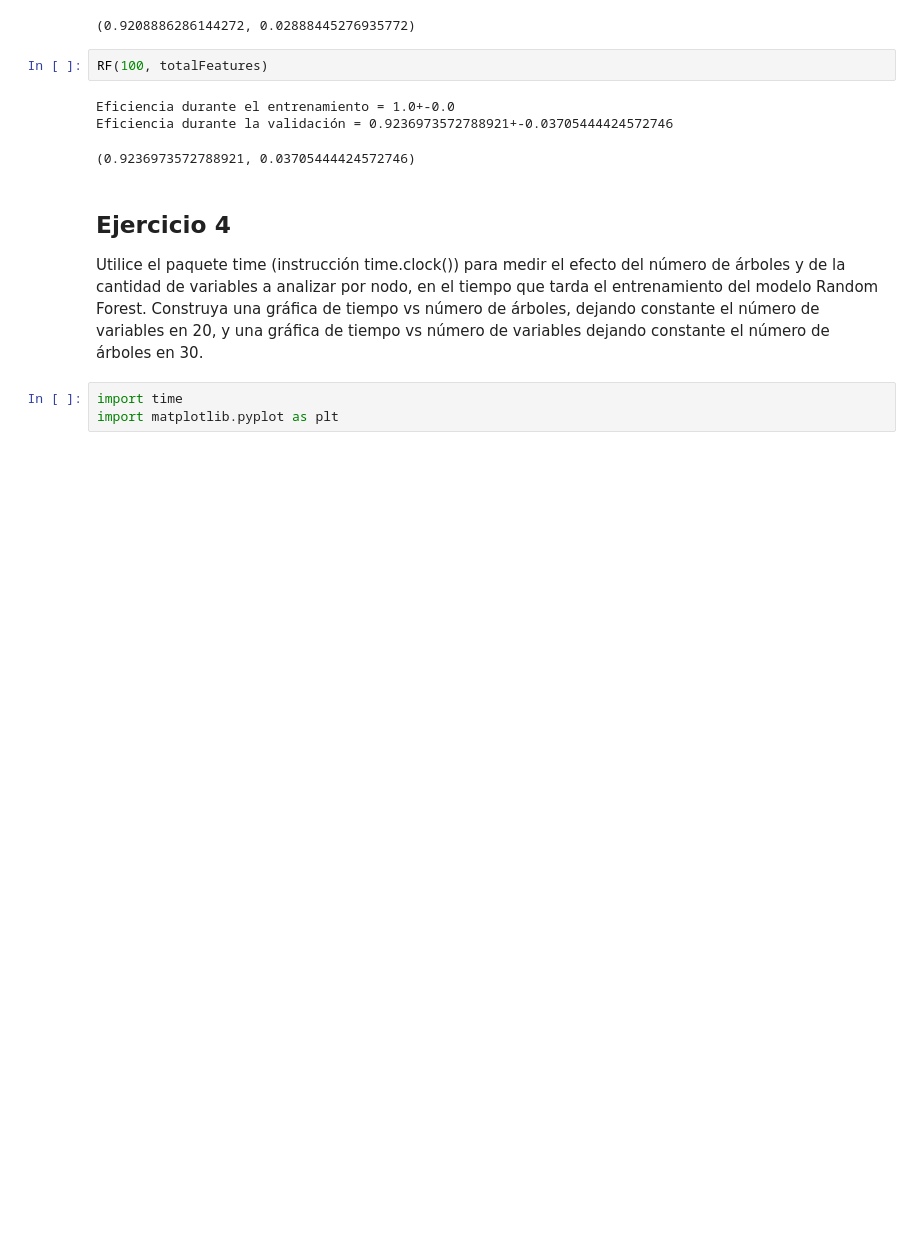
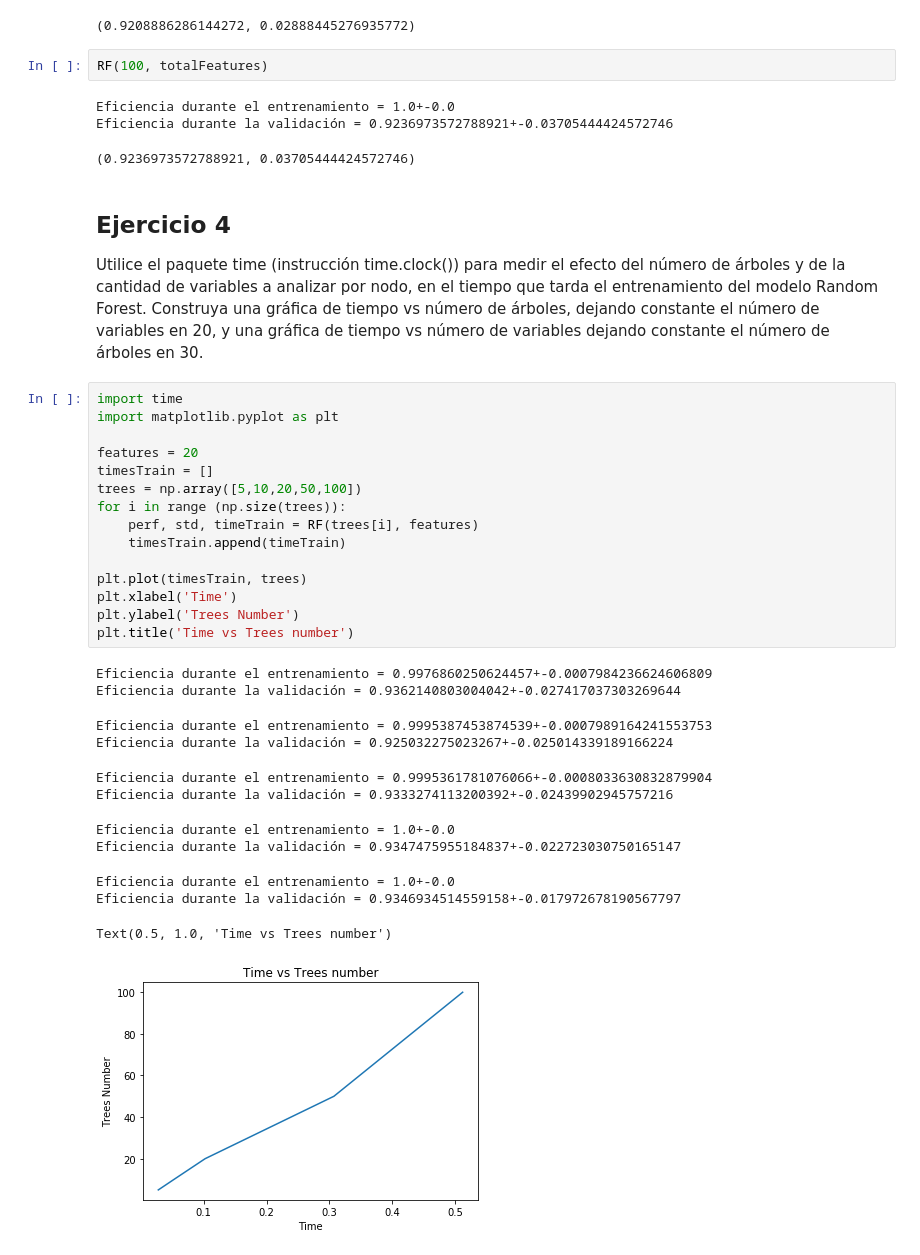
Before and after one commit to kevinmaiden7/ML_IntroductoryCourse, a Jupyter notebook: Labs/Lab_3/Lab_3.2_Arboles.ipynb, the cells around one changed output. Saved outputs shown, nothing was run; the diff lists cells and outputs as text; blank space fills up the shorter version.

```diff
--- a/Labs/Lab_3/Lab_3.2_Arboles.ipynb
+++ b/Labs/Lab_3/Lab_3.2_Arboles.ipynb
@@ -399,6 +414,31 @@ Eficiencia durante la validación = 0.9236973572788921+-0.03705444424572746
 ## Ejercicio 4
 
 Utilice el paquete time (instrucción time.clock()) para medir el efecto del número de árboles y de la cantidad de variables a analizar por nodo, en el tiempo que tarda el entrenamiento del modelo Random Forest. Construya una gráfica de tiempo vs número de árboles, dejando constante el número de variables en 20, y una gráfica de tiempo vs número de variables dejando constante el número de árboles en 30.
-# %%
-import time
-import matplotlib.pyplot as plt
+# %%
+import time
+import matplotlib.pyplot as plt
+
+features = 20
+timesTrain = []
+trees = np.array([5,10,20,50,100])
+for i in range (np.size(trees)):
+    perf, std, timeTrain = RF(trees[i], features)
+    timesTrain.append(timeTrain)
+
+plt.plot(timesTrain, trees)
+plt.xlabel('Time')
+plt.ylabel('Trees Number')
+plt.title('Time vs Trees number')
+# %% [output]
+Eficiencia durante el entrenamiento = 0.9976860250624457+-0.0007984236624606809
+Eficiencia durante la validación = 0.9362140803004042+-0.027417037303269644
+Eficiencia durante el entrenamiento = 0.9995387453874539+-0.0007989164241553753
+Eficiencia durante la validación = 0.925032275023267+-0.025014339189166224
+Eficiencia durante el entrenamiento = 0.9995361781076066+-0.0008033630832879904
+Eficiencia durante la validación = 0.9333274113200392+-0.02439902945757216
+Eficiencia durante el entrenamiento = 1.0+-0.0
+Eficiencia durante la validación = 0.9347475955184837+-0.022723030750165147
+Eficiencia durante el entrenamiento = 1.0+-0.0
+Eficiencia durante la validación = 0.9346934514559158+-0.017972678190567797
+Text(0.5, 1.0, 'Time vs Trees number')
+[figure, added]
```
Also changed, not shown: parts of 3 cells of this notebook.
